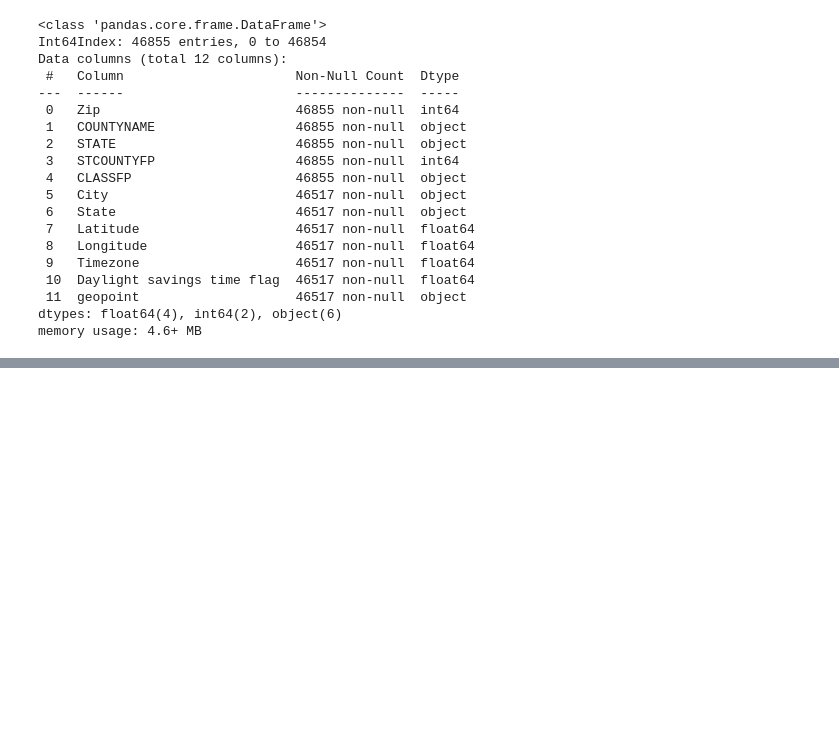
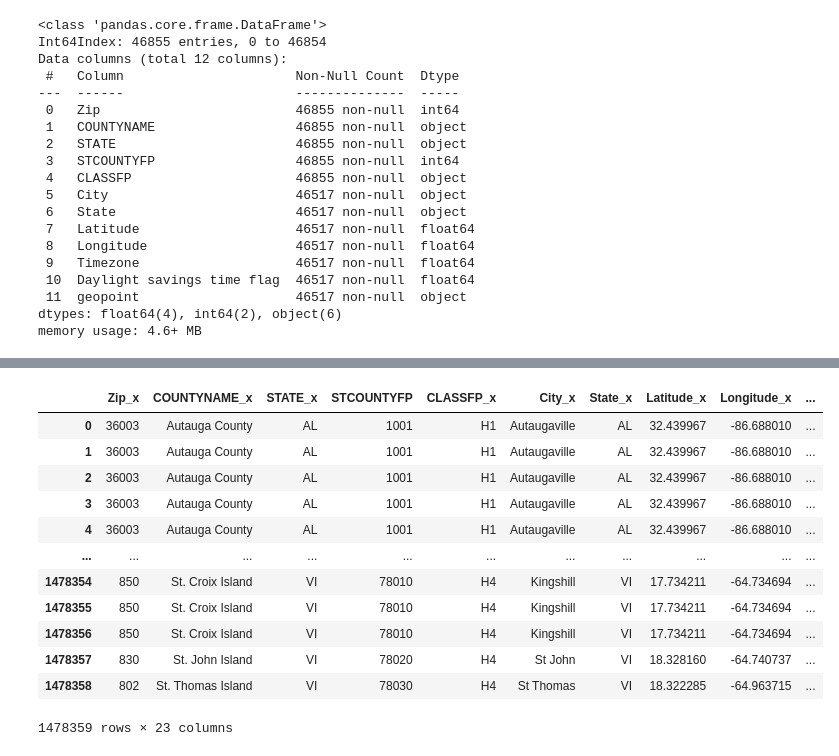
Before and after one commit to lilstarhunter/ParkBiodiversity, a Jupyter notebook: Untitled.ipynb, the cells around one changed output, grey strips where cells are left out. Drawn from its saved outputs; the diff is of its cells as text; code cells hidden in the pictures; blank space fills up the shorter version.

```diff
--- a/Untitled.ipynb
+++ b/Untitled.ipynb
@@ -93,2 +127,19 @@ memory usage: 4.6+ MB
+# %%
+new_df3=new_df.merge(new_df, on='STCOUNTYFP', how='left')
+new_df3
+# %% [output]
+|  | Zip_x | COUNTYNAME_x | STATE_x | STCOUNTYFP | CLASSFP_x | City_x | State_x | Latitude_x | Longitude_x | ... |
+| 0 | 36003 | Autauga County | AL | 1001 | H1 | Autaugaville | AL | 32.439967 | -86.688010 | ... |
+| 1 | 36003 | Autauga County | AL | 1001 | H1 | Autaugaville | AL | 32.439967 | -86.688010 | ... |
+| 2 | 36003 | Autauga County | AL | 1001 | H1 | Autaugaville | AL | 32.439967 | -86.688010 | ... |
+| 3 | 36003 | Autauga County | AL | 1001 | H1 | Autaugaville | AL | 32.439967 | -86.688010 | ... |
+| 4 | 36003 | Autauga County | AL | 1001 | H1 | Autaugaville | AL | 32.439967 | -86.688010 | ... |
+| ... | ... | ... | ... | ... | ... | ... | ... | ... | ... | ... |
+| 1478354 | 850 | St. Croix Island | VI | 78010 | H4 | Kingshill | VI | 17.734211 | -64.734694 | ... |
+| 1478355 | 850 | St. Croix Island | VI | 78010 | H4 | Kingshill | VI | 17.734211 | -64.734694 | ... |
+| 1478356 | 850 | St. Croix Island | VI | 78010 | H4 | Kingshill | VI | 17.734211 | -64.734694 | ... |
+| 1478357 | 830 | St. John Island | VI | 78020 | H4 | St John | VI | 18.328160 | -64.740737 | ... |
+| 1478358 | 802 | St. Thomas Island | VI | 78030 | H4 | St Thomas | VI | 18.322285 | -64.963715 | ... |
+1478359 rows × 23 columns
 # %%
 new_df.to_csv('data/newcoi.csv', index = False, encoding = 'UTF-8')
```
Also changed, not shown: parts of 2 cells of this notebook, 1 other file.
